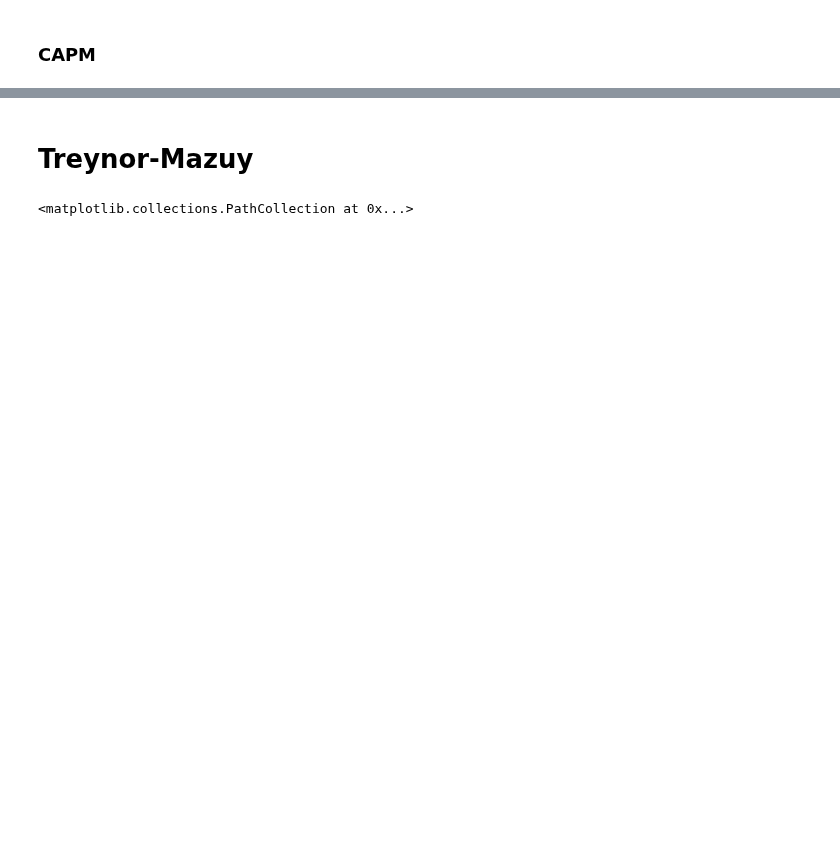
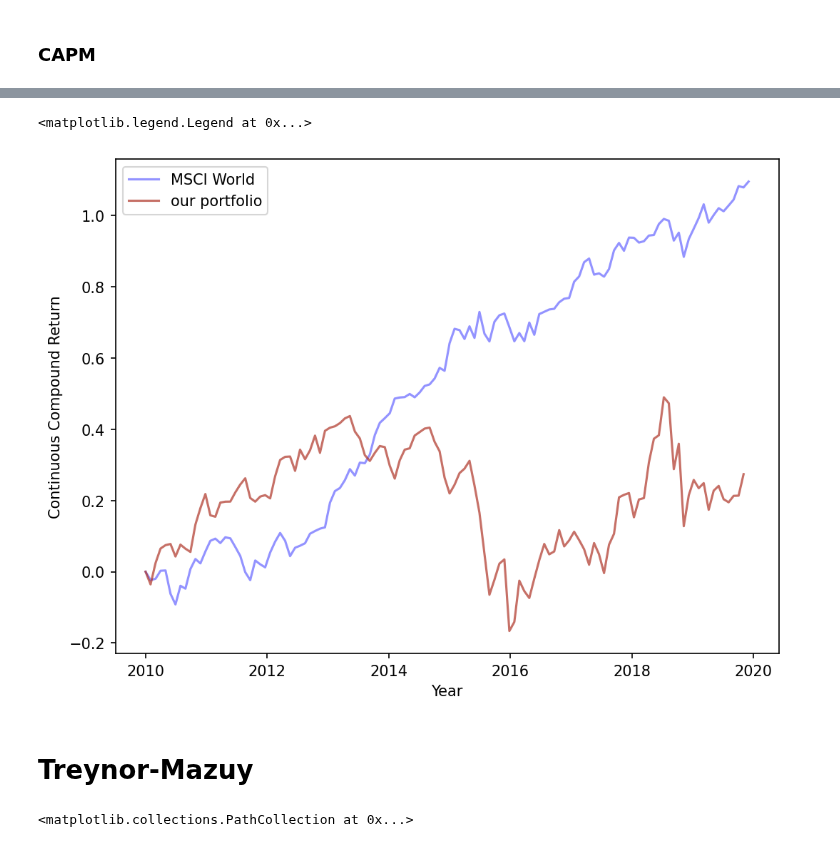
Before and after one commit to mxmws/datafin, a Jupyter notebook: Final_assigment.ipynb, the cells around one changed output, grey strips where cells are left out. Drawn from its saved outputs; the diff is of its cells as text; code cells hidden in the pictures; blank space fills up the shorter version.

```diff
--- a/Final_assigment.ipynb
+++ b/Final_assigment.ipynb
@@ -613,17 +613,20 @@ market    &       0.108590 &         0.010572 &    0.004795 &              NaN &
 # %%
 fig = figure(figsize=(8, 6), dpi=150)
 
-x = np.arange(2010, 2020, 10/(len(both_returns['market returns'])+1))
+x = np.arange(2010, 2020, 10/(len(both_returns['market returns'])+1))[:-1]
 y_market = [0]+list(np.cumsum(both_returns['market returns']))
 y_portfolio = [0]+list(np.cumsum(both_returns['portfolio returns']))
 
 
 plt.plot(x, y_market, linewidth=1.5, c=cmap[0], label='MSCI World')
 plt.plot(x, y_portfolio, linewidth=1.5, c=cmap[2], label="our portfolio")
 
 plt.xlabel('Year')
 plt.ylabel('Continuous Compound Return')
 plt.legend()
+# %% [output]
+<matplotlib.legend.Legend at 0x...>
+[figure, added]
 # %% [markdown]
 # Treynor-Mazuy
 # %%
```
Also changed, not shown: parts of 12 cells of this notebook.
